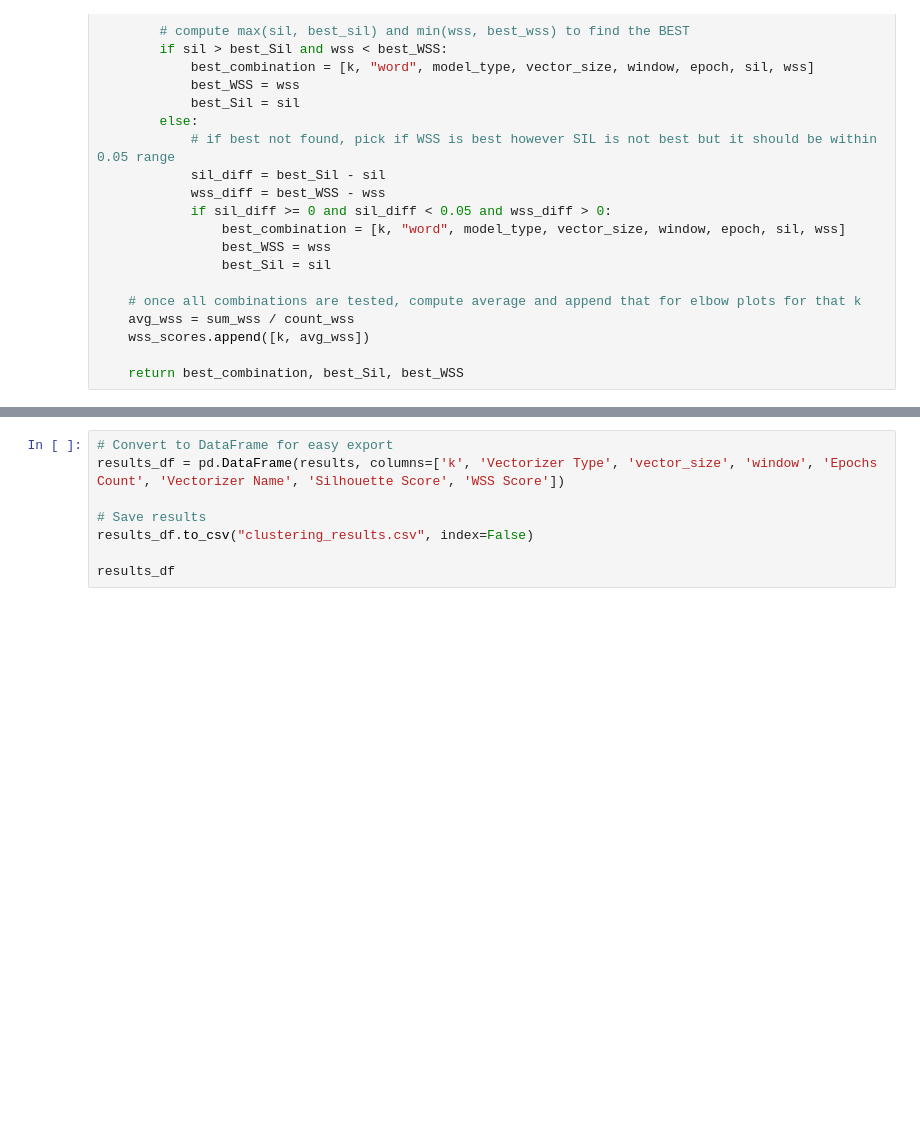
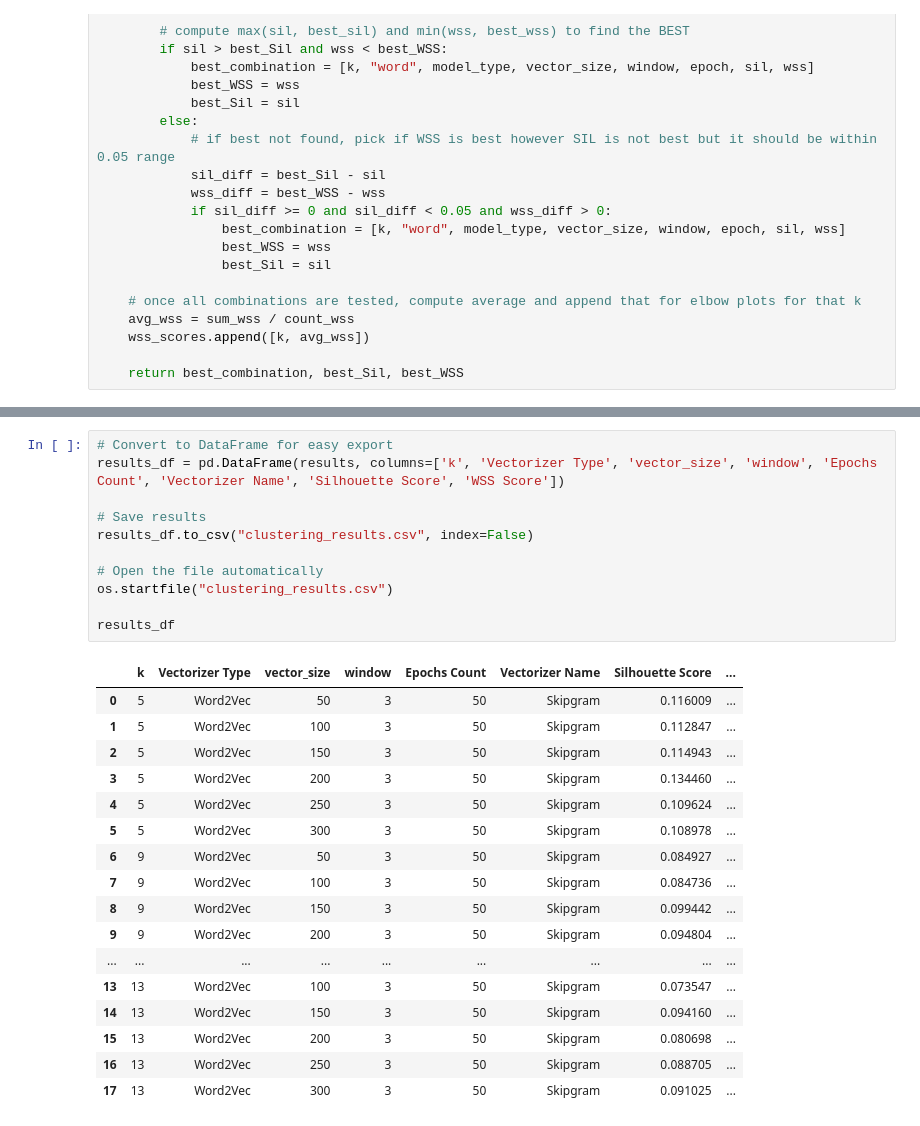
Before and after one commit to z-aqib/text-analytics, a Jupyter notebook: A3_Evaluation_of_K_Means_P2/word2vec.ipynb, the cells around one changed output, grey strips where cells are left out. Cells and saved outputs as stored; diff of their text form; blank space fills up the shorter version.

Commit message:
case 6: word2vec, skipgram, vector_size

```diff
--- a/A3_Evaluation_of_K_Means_P2/word2vec.ipynb
+++ b/A3_Evaluation_of_K_Means_P2/word2vec.ipynb
@@ -372,11 +877,32 @@ best_combination, best_Sil, best_WSS = run_combinations(13, best_combination, be
 # %%
 # Convert to DataFrame for easy export
 results_df = pd.DataFrame(results, columns=['k', 'Vectorizer Type', 'vector_size', 'window', 'Epochs Count', 'Vectorizer Name', 'Silhouette Score', 'WSS Score'])
 
 # Save results
 results_df.to_csv("clustering_results.csv", index=False)
 
+# Open the file automatically
+os.startfile("clustering_results.csv")
+
 results_df
+# %% [output]
+|  | k | Vectorizer Type | vector_size | window | Epochs Count | Vectorizer Name | Silhouette Score | ... |
+| 0 | 5 | Word2Vec | 50 | 3 | 50 | Skipgram | 0.116009 | ... |
+| 1 | 5 | Word2Vec | 100 | 3 | 50 | Skipgram | 0.112847 | ... |
+| 2 | 5 | Word2Vec | 150 | 3 | 50 | Skipgram | 0.114943 | ... |
+| 3 | 5 | Word2Vec | 200 | 3 | 50 | Skipgram | 0.134460 | ... |
+| 4 | 5 | Word2Vec | 250 | 3 | 50 | Skipgram | 0.109624 | ... |
+| 5 | 5 | Word2Vec | 300 | 3 | 50 | Skipgram | 0.108978 | ... |
+| 6 | 9 | Word2Vec | 50 | 3 | 50 | Skipgram | 0.084927 | ... |
+| 7 | 9 | Word2Vec | 100 | 3 | 50 | Skipgram | 0.084736 | ... |
+| 8 | 9 | Word2Vec | 150 | 3 | 50 | Skipgram | 0.099442 | ... |
+| 9 | 9 | Word2Vec | 200 | 3 | 50 | Skipgram | 0.094804 | ... |
+| ... | ... | ... | ... | ... | ... | ... | ... | ... |
+| 13 | 13 | Word2Vec | 100 | 3 | 50 | Skipgram | 0.073547 | ... |
+| 14 | 13 | Word2Vec | 150 | 3 | 50 | Skipgram | 0.094160 | ... |
+| 15 | 13 | Word2Vec | 200 | 3 | 50 | Skipgram | 0.080698 | ... |
+| 16 | 13 | Word2Vec | 250 | 3 | 50 | Skipgram | 0.088705 | ... |
+| 17 | 13 | Word2Vec | 300 | 3 | 50 | Skipgram | 0.091025 | ... |
 # %%
 # Convert to DataFrame for easy export
 wss_scores_df = pd.DataFrame(wss_scores, columns=['k', 'Average WSS Score'])
```
Also changed, not shown: parts of 15 cells of this notebook, 1 other file.
